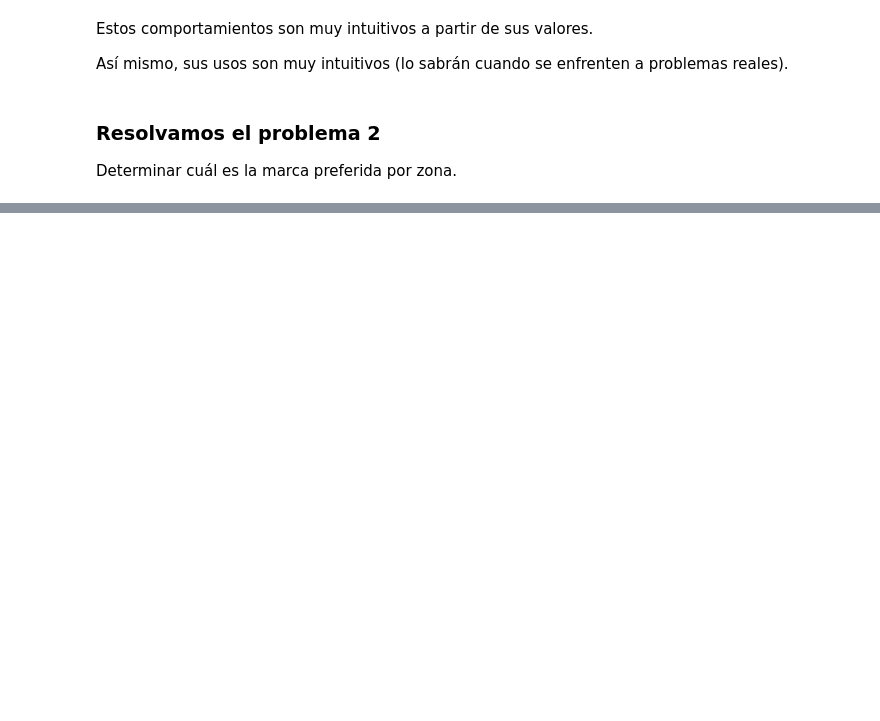
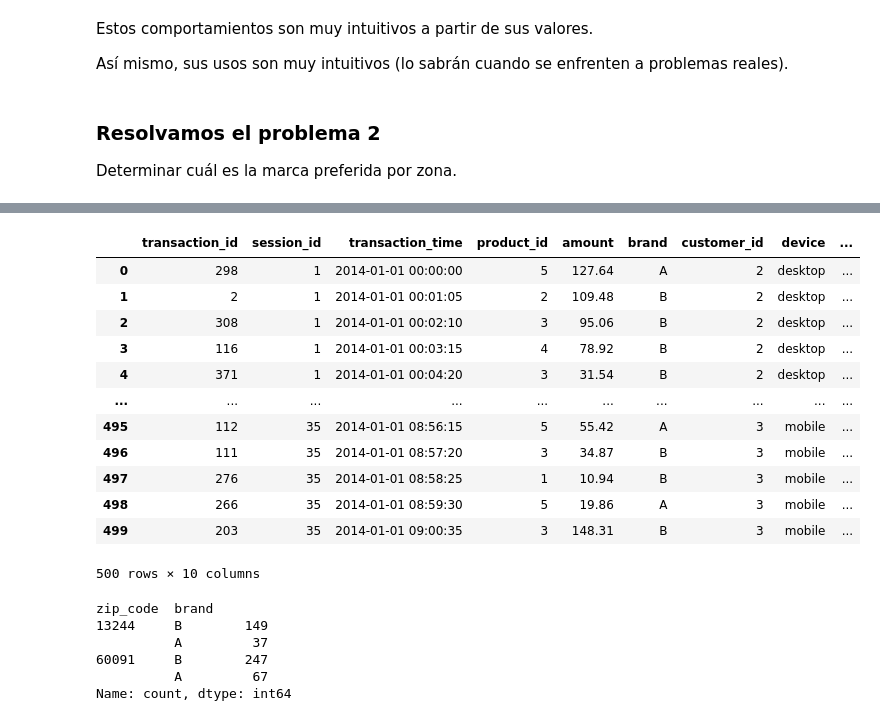
Before and after one commit to anamaria1404/Propedeutico_Algoritmos_O2026, a Jupyter notebook: Modulo3/Clase7_ManipulacionDatosPandas2.ipynb, the cells around one changed output, grey strips where cells are left out. Cells and saved outputs as stored; diff of their text form; code cells hidden in the pictures; blank space fills up the shorter version.

```diff
--- a/Modulo3/Clase7_ManipulacionDatosPandas2.ipynb
+++ b/Modulo3/Clase7_ManipulacionDatosPandas2.ipynb
@@ -204,0 +621,3 @@ Determinar cuál es la marca preferida por zona.
+# %%
+transactions_products = transactions.merge(right=products, on = 'product_id', how = 'inner')
+transactions_products
@@ -204,0 +638,27 @@ Determinar cuál es la marca preferida por zona.
+# %%
+sesions_trans_prod = transactions_products.merge(right=sesions_with_zip, on = 'session_id', how = 'inner')
+sesions_trans_prod
+# %% [output]
+|  | transaction_id | session_id | transaction_time | product_id | amount | brand | customer_id | device | ... |
+| 0 | 298 | 1 | 2014-01-01 00:00:00 | 5 | 127.64 | A | 2 | desktop | ... |
+| 1 | 2 | 1 | 2014-01-01 00:01:05 | 2 | 109.48 | B | 2 | desktop | ... |
+| 2 | 308 | 1 | 2014-01-01 00:02:10 | 3 | 95.06 | B | 2 | desktop | ... |
+| 3 | 116 | 1 | 2014-01-01 00:03:15 | 4 | 78.92 | B | 2 | desktop | ... |
+| 4 | 371 | 1 | 2014-01-01 00:04:20 | 3 | 31.54 | B | 2 | desktop | ... |
+| ... | ... | ... | ... | ... | ... | ... | ... | ... | ... |
+| 495 | 112 | 35 | 2014-01-01 08:56:15 | 5 | 55.42 | A | 3 | mobile | ... |
+| 496 | 111 | 35 | 2014-01-01 08:57:20 | 3 | 34.87 | B | 3 | mobile | ... |
+| 497 | 276 | 35 | 2014-01-01 08:58:25 | 1 | 10.94 | B | 3 | mobile | ... |
+| 498 | 266 | 35 | 2014-01-01 08:59:30 | 5 | 19.86 | A | 3 | mobile | ... |
+| 499 | 203 | 35 | 2014-01-01 09:00:35 | 3 | 148.31 | B | 3 | mobile | ... |
+500 rows × 10 columns
+# %%
+x = sesions_trans_prod.groupby(by='zip_code')['brand'].value_counts()
+x
+# %% [output]
+zip_code  brand
+13244     B        149
+          A         37
+60091     B        247
+          A         67
+Name: count, dtype: int64
```
Also changed, not shown: parts of 46 cells of this notebook.
